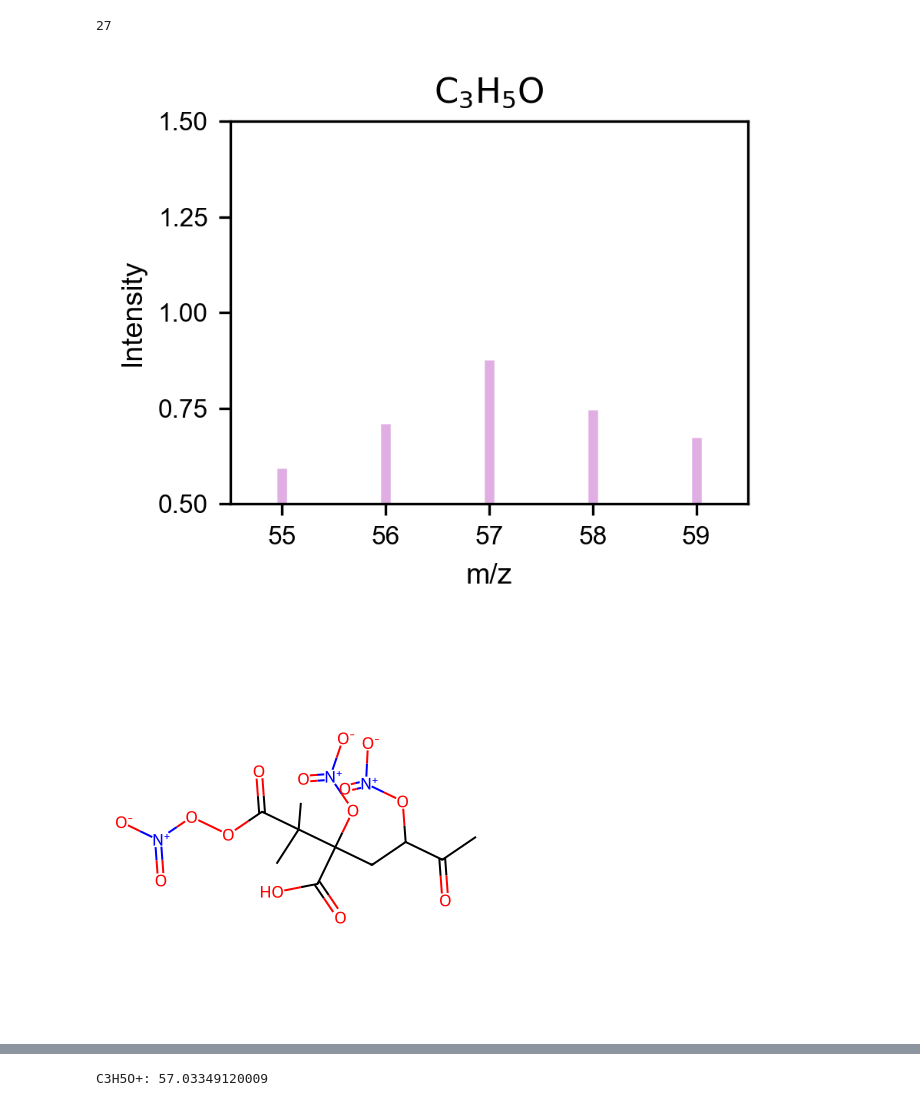
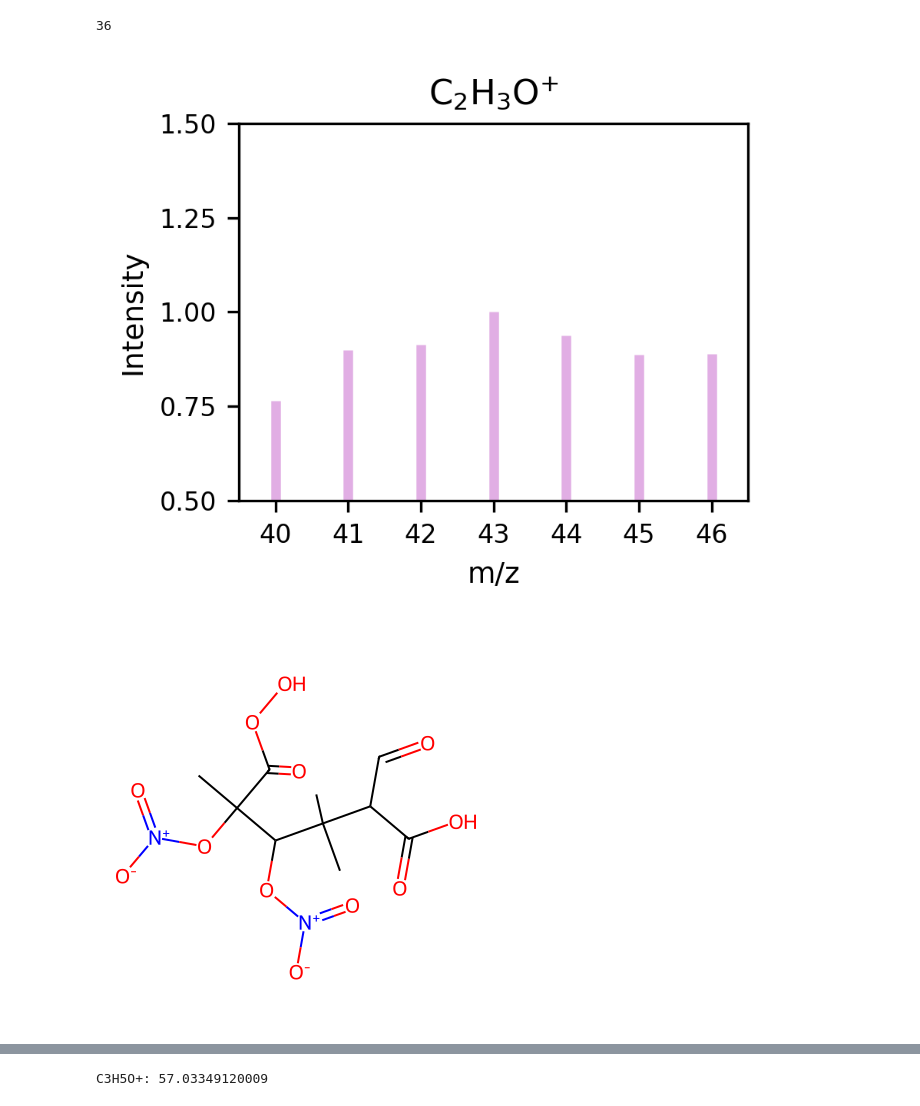
Before and after one commit to kuulia/DiffEIMS, a Jupyter notebook: notebooks/fragment_nb.ipynb, the cells around one changed output, grey strips where cells are left out. Drawn from its saved outputs; the diff is of its cells as text; code cells hidden in the pictures.

```diff
--- a/notebooks/fragment_nb.ipynb
+++ b/notebooks/fragment_nb.ipynb
@@ -11,3 +11,8 @@ plt.rcParams['font.family'] = 'sans-serif'
 plt.rcParams['font.sans-serif'] = ['Arial', 'DejaVu Sans', 'Liberation Sans', 'Bitstream Vera Sans', 'sans-serif']
 # %%
 df = pd.read_pickle('../data/neims/spec_files/df_neims_gecko_3_9_22.pkl')
+# %%
+mols_mass = df['SMILES'].apply(lambda x: CalcExactMolWt(Chem.MolFromSmiles(x)))
+# %%
+df['mols_mass'] = mols_mass
+df[df['SMILES'].str.contains('N')].sort_values(by='mols_mass').head(2000)
@@ -14,6 +21,6 @@ df = pd.read_pickle('../data/neims/spec_files/df_neims_gecko_3_9_22.pkl')
 # %%
-mol_name = 'gecko_119052'
-formula = 'C10H13N3O14'
-smiles = 'CC(=O)C(CC(O[N+](=O)[O-])(C(=O)O)C(C)(C)C(=O)OO[N+](=O)[O-])O[N+](=O)[O-]'
+mol_name = 'gecko_139426'
+formula = 'C10H14N2O12'
+smiles = 'CC(O[N+](=O)[O-])(C(=O)OO)C(O[N+](=O)[O-])C(C)(C)C(C=O)C(=O)O'
 print(smiles)
 # %% [output]
@@ -119,32 +127,32 @@ plt.show()
 # %%
 max_idx = np.argmax(inten)
 idx = np.where(mz==57)[0][0]
 print(idx)
 spread = 2
 #mz_zoom, inten_zoom = mz[idx-spread:idx+spread], inten_log_scaled[idx-spread:idx+spread]
 
 
 plt.figure(figsize=(3, 2.5),dpi=300)
 plt.vlines(mz, 0, inten_log_scaled, color='#e1aee4', linewidth=3)
 plt.xlabel('m/z')
 plt.ylabel('Intensity')
-plt.xlim([54.5,59.5])
+plt.xlim([39.5,46.5])
 plt.yticks([0.0, 0.25, 0.5, 0.75, 1.0, 1.25, 1.5], fontsize=fs-1)
-plt.xticks(np.linspace(55, 59, 5), fontsize=fs-1)
+plt.xticks(np.linspace(40, 46, 7), fontsize=fs-1)
 plt.ylim([0.5,1.5])
 #plt.title(r'Gecko #119052 spectrum ($\mathrm{C}_{10}\mathrm{H}_{13}\mathrm{N}_3\mathrm{O}_{14}$)', fontsize=fs+1)
-plt.title(r'$\mathrm{C}_{3} \mathrm{H}_{5} \mathrm{O}$')
+plt.title(r'$\mathrm{C}_{2} \mathrm{H}_{3} \mathrm{O}^{+}$')
 plt.tight_layout()
 plt.savefig(f'figs/Gecko119052_spec_zoom.png', dpi=600)
 plt.show()
 # %% [output]
-27
+36
-[figure, old version]
+[figure, new version]
 # %%
 mol = Chem.MolFromSmiles(smiles)
 img_large = Draw.MolToImage(mol, size=(400, 400))
 img_large.save(f'figs/{mol_name}.png')
 img_large
 # %% [output]
-[figure, old version]
+[figure, new version]
 # %%
```
Also changed, not shown: parts of 9 cells of this notebook, 1 other file.
